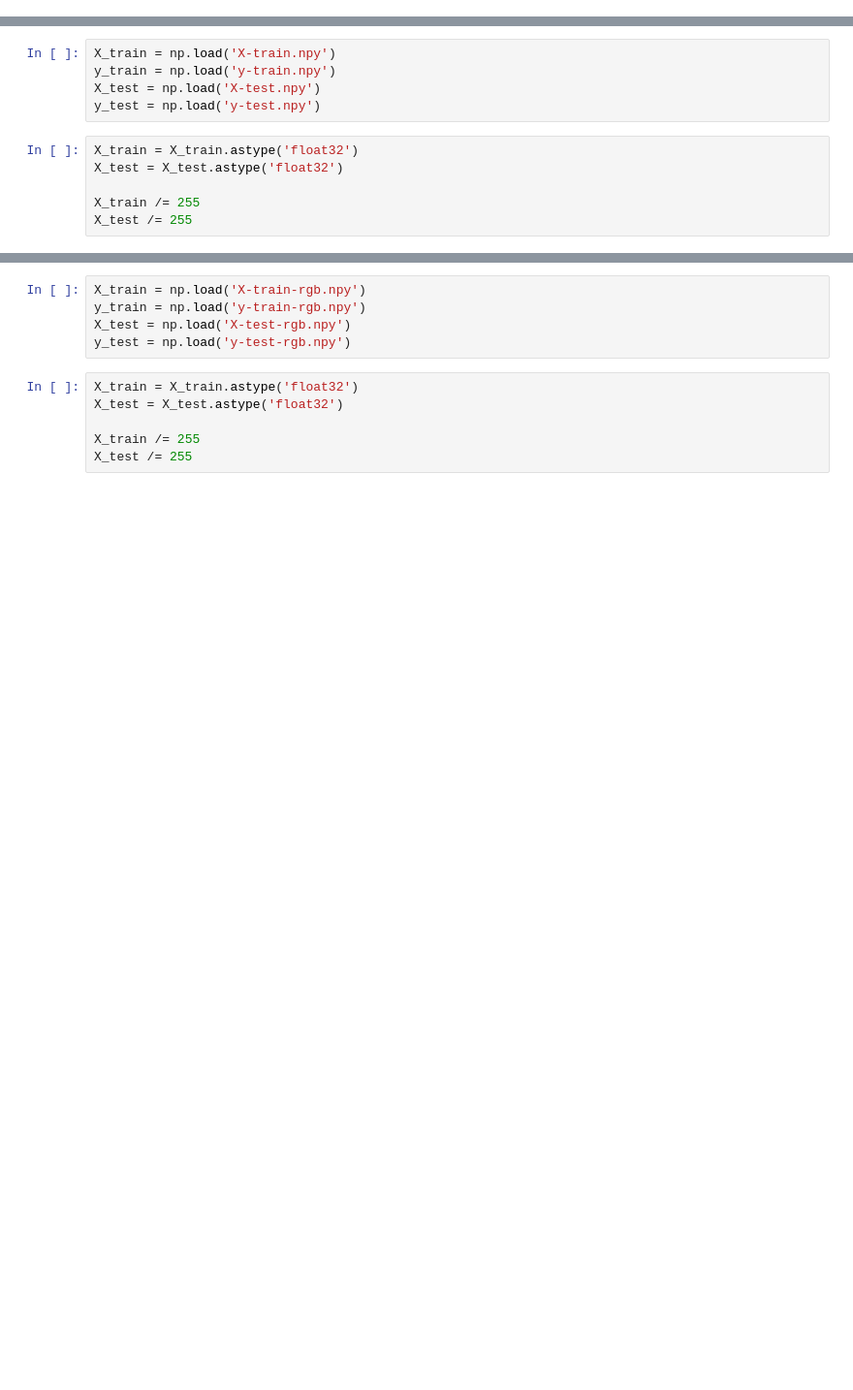
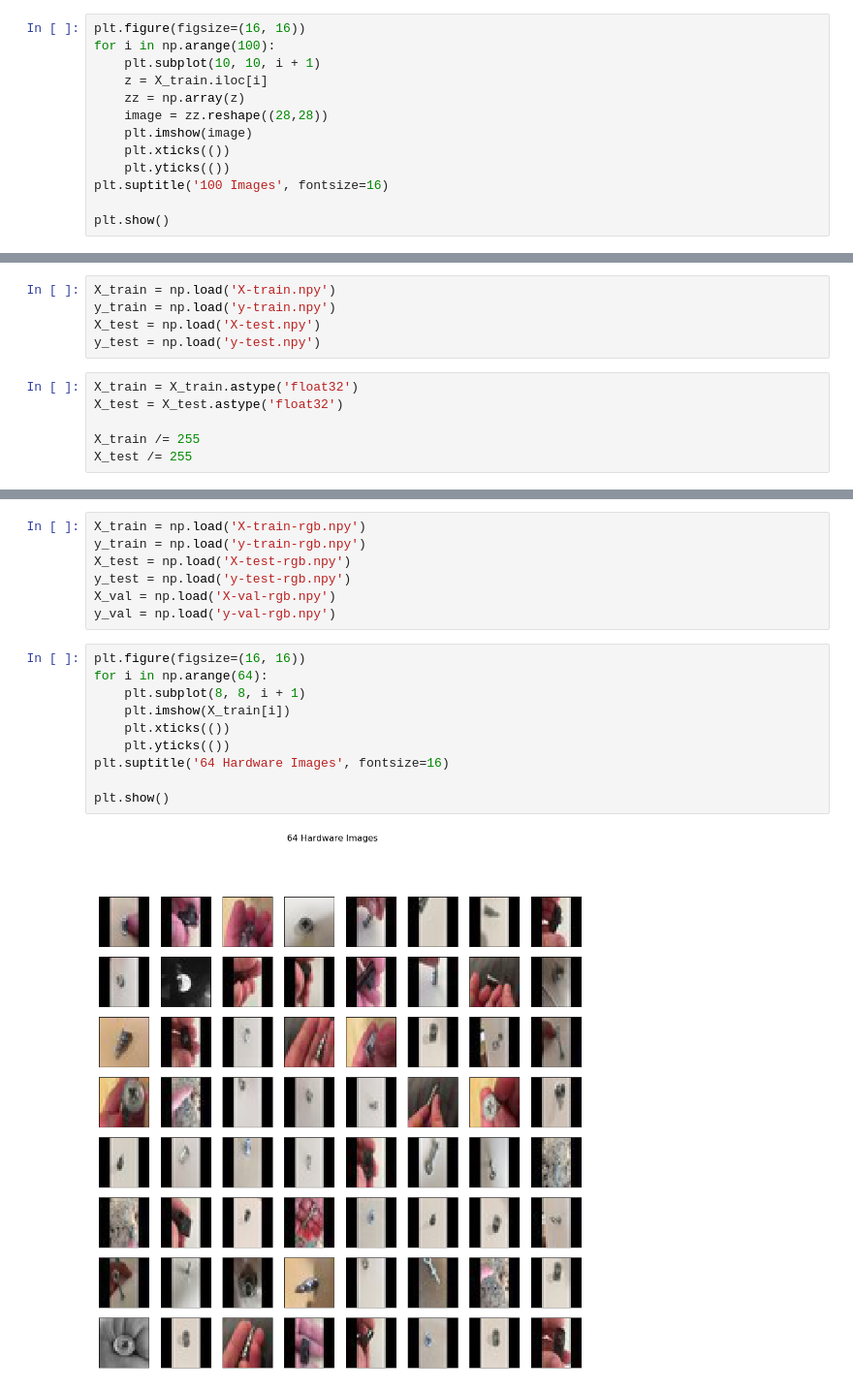
Before and after one commit to brandonsteed/hardware, a Jupyter notebook: classifying-hardware-from-images.ipynb, the cells around one changed output, grey strips where cells are left out. Shown at 97% size. Cells and saved outputs as stored; diff of their text form; blank space fills up the shorter version.

```diff
--- a/classifying-hardware-from-images.ipynb
+++ b/classifying-hardware-from-images.ipynb
@@ -33,6 +46,19 @@ array([[[ 99,  85,  78, ...,  73,  59,  52],
         [  1,   2,   2, ...,   0,   1,   2],
         [  1,   1,   1, ...,   0,   1,   2],
         [  2,   2,   0, ...,   1,   1,   2]]], dtype=uint8)
+# %%
+plt.figure(figsize=(16, 16))
+for i in np.arange(100):
+    plt.subplot(10, 10, i + 1)
+    z = X_train.iloc[i]
+    zz = np.array(z)
+    image = zz.reshape((28,28))
+    plt.imshow(image)
+    plt.xticks(())
+    plt.yticks(())
+plt.suptitle('100 Images', fontsize=16)
+
+plt.show()
 # %%
 X_train = X_train.reshape(4161, 784)
 X_test = X_test.reshape(1041, 784)
@@ -200,9 +226,17 @@ X_train = np.load('X-train-rgb.npy')
 y_train = np.load('y-train-rgb.npy')
 X_test = np.load('X-test-rgb.npy')
 y_test = np.load('y-test-rgb.npy')
+X_val = np.load('X-val-rgb.npy')
+y_val = np.load('y-val-rgb.npy')
-# %%
-X_train = X_train.astype('float32')
-X_test = X_test.astype('float32')
-
-X_train /= 255
-X_test /= 255
+# %%
+plt.figure(figsize=(16, 16))
+for i in np.arange(64):
+    plt.subplot(8, 8, i + 1)
+    plt.imshow(X_train[i])
+    plt.xticks(())
+    plt.yticks(())
+plt.suptitle('64 Hardware Images', fontsize=16)
+
+plt.show()
+# %% [output]
+[figure, added]
```
Also changed, not shown: parts of 7 cells of this notebook.
